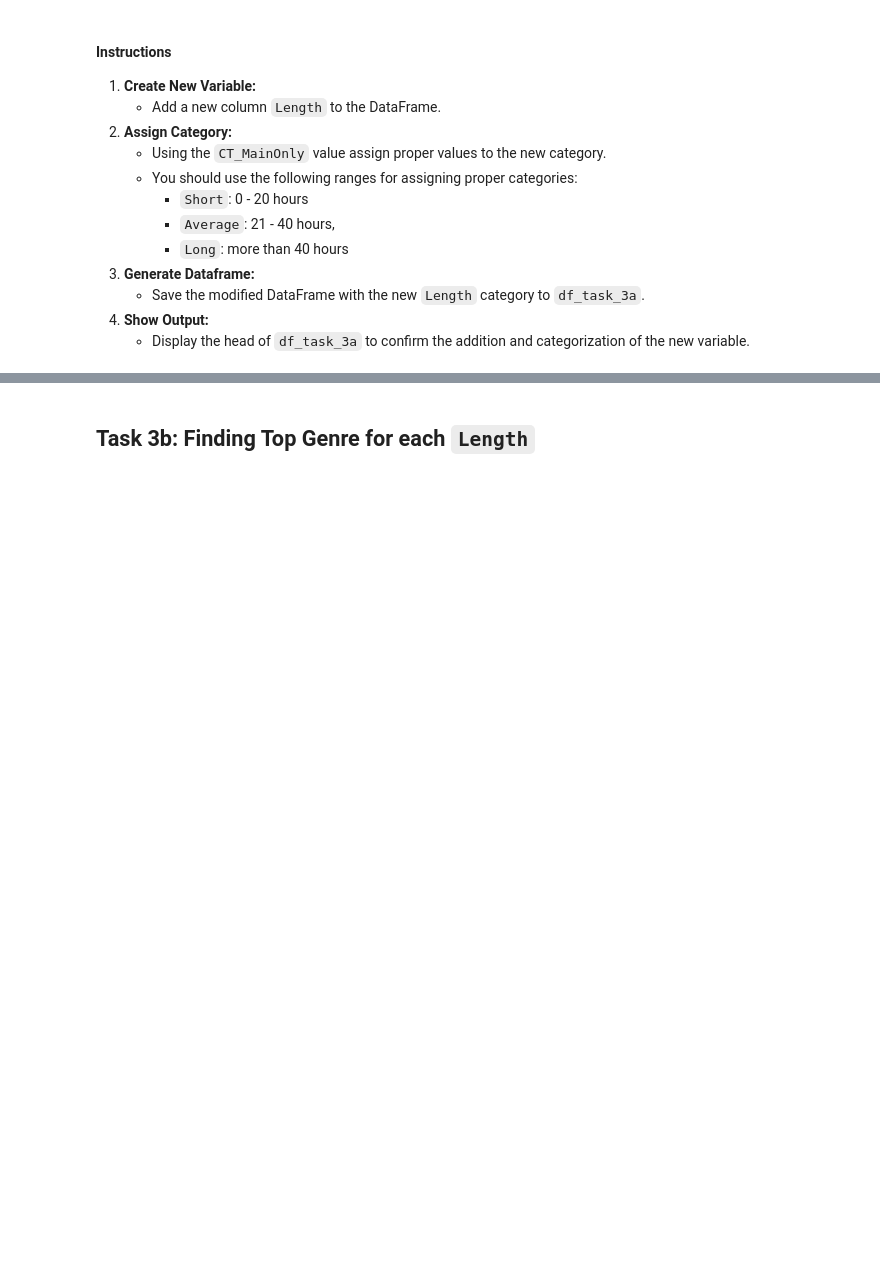
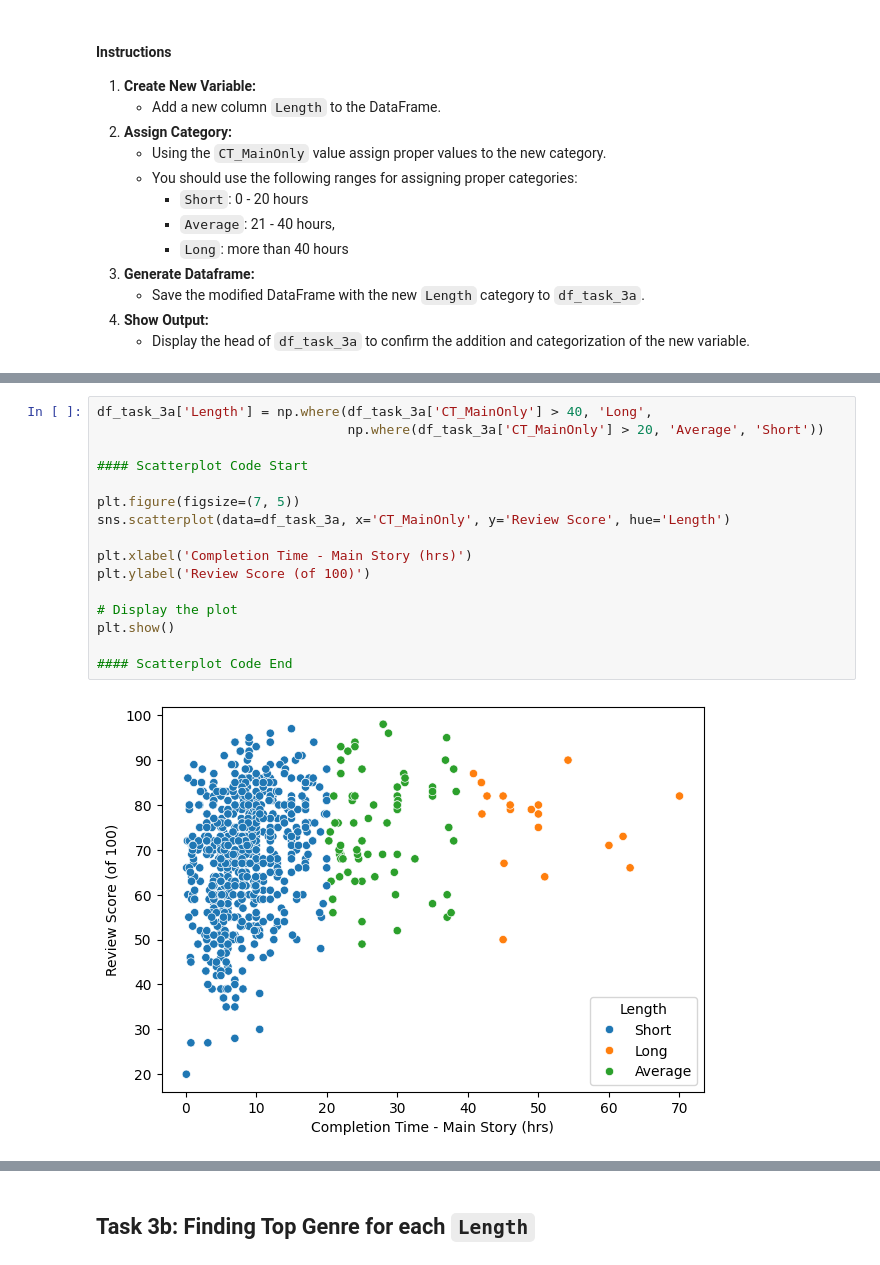
Before and after one commit to visdesignlab/persist_examples, a Jupyter notebook: Study Data II - Video Games/PANDAS_video_games_tasks.ipynb, the cells around one changed output, grey strips where cells are left out. Drawn from its saved outputs; the diff is of its cells as text; blank space fills up the shorter version.

```diff
--- a/Study Data II - Video Games/PANDAS_video_games_tasks.ipynb
+++ b/Study Data II - Video Games/PANDAS_video_games_tasks.ipynb
@@ -267,0 +397,18 @@ plt.show()
+# %%
+df_task_3a['Length'] = np.where(df_task_3a['CT_MainOnly'] > 40, 'Long',
+                                np.where(df_task_3a['CT_MainOnly'] > 20, 'Average', 'Short'))
+
+#### Scatterplot Code Start
+
+plt.figure(figsize=(7, 5))
+sns.scatterplot(data=df_task_3a, x='CT_MainOnly', y='Review Score', hue='Length')
+
+plt.xlabel('Completion Time - Main Story (hrs)')
+plt.ylabel('Review Score (of 100)')
+
+# Display the plot
+plt.show()
+
+#### Scatterplot Code End
+# %% [output]
+[figure, added]
```
Also changed, not shown: parts of 17 cells of this notebook, 3 other files.
